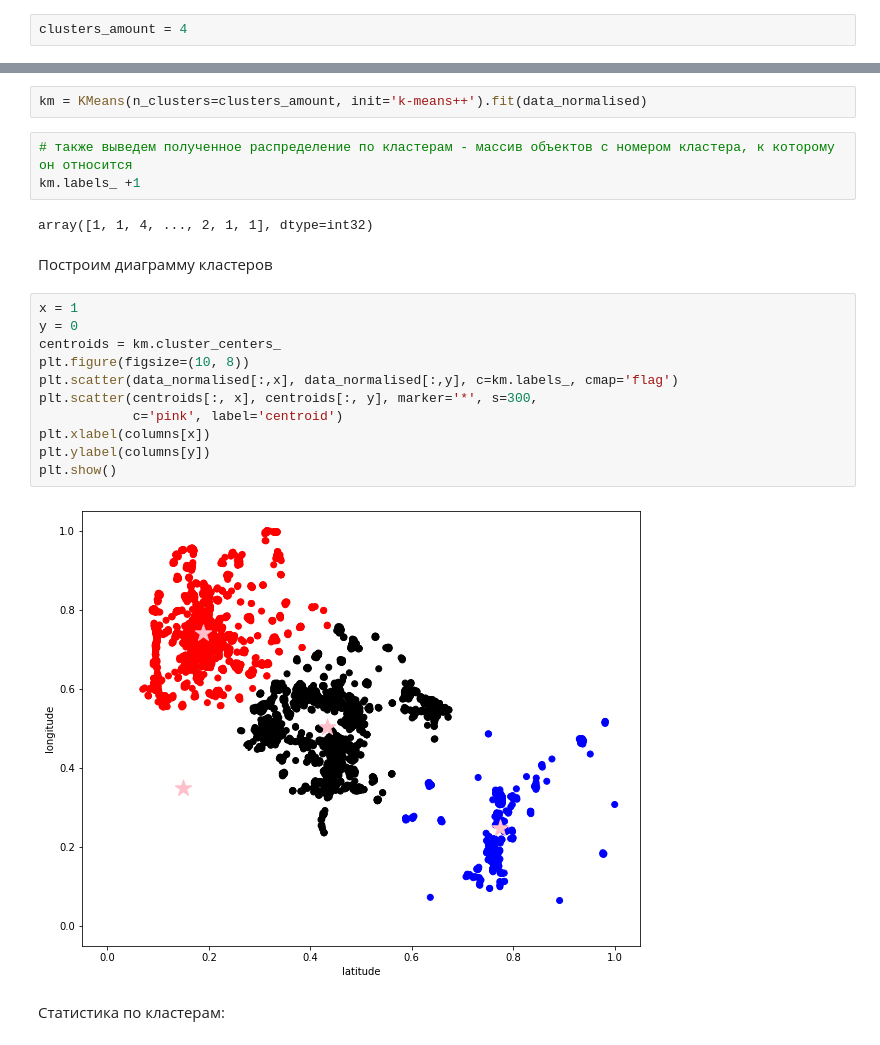
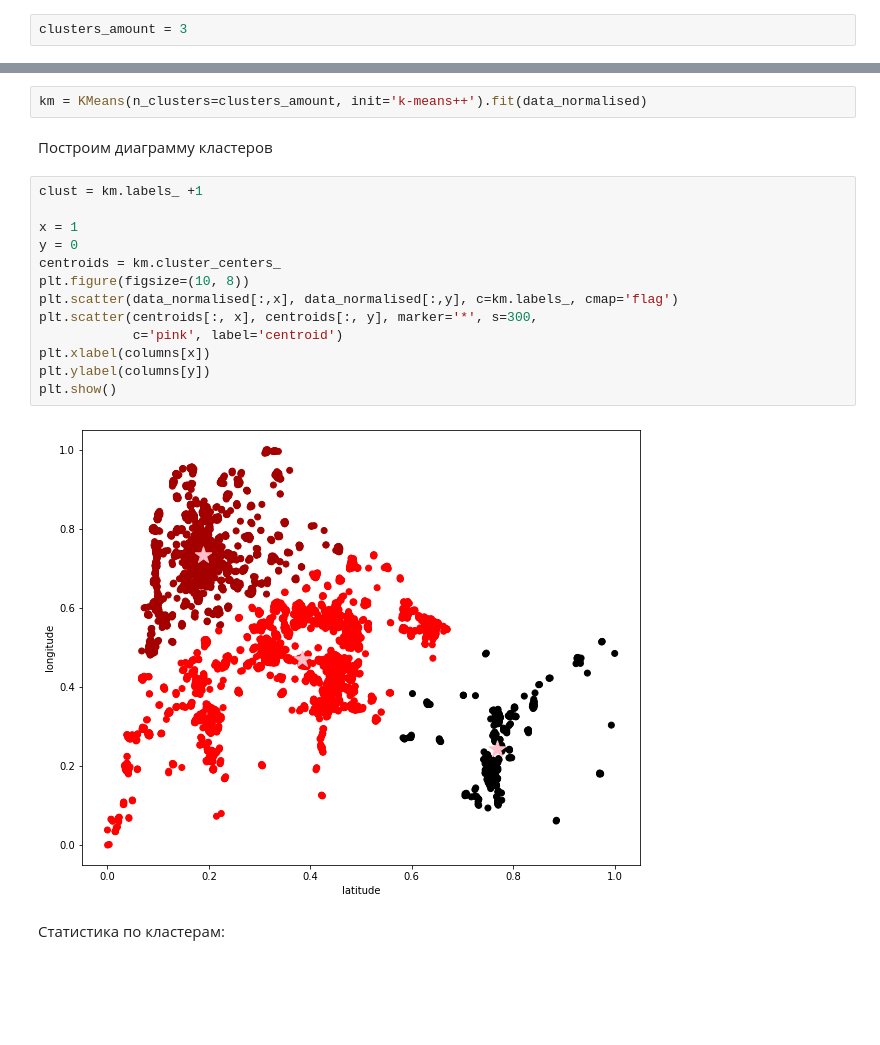
Before and after one commit to renett-t/data-mining-course, a Jupyter notebook: clusterization/1_Clusterisation_Data_mining_couse_2022.ipynb, the cells around one changed output, grey strips where cells are left out. Cells and saved outputs as stored; diff of their text form; blank space fills up the shorter version.

```diff
--- a/clusterization/1_Clusterisation_Data_mining_couse_2022.ipynb
+++ b/clusterization/1_Clusterisation_Data_mining_couse_2022.ipynb
@@ -102,7 +104,7 @@ print("Рекомендованное количество кластеров:",
 # %% [markdown]
 Установим кол-во кластеров для построения графиков и работы алгоритма k-means:
 # %%
-clusters_amount = 4
+clusters_amount = 3
 # %% [markdown]
 Построим дендограмму
 # %%
@@ -200,26 +184,23 @@ data[data['Agglomerative'] == cluster_num]
 Теперь построим кластеризацию с помощью алгоритма Kmeans, а точнее его усовершенствованной версии k-means++ (начальные точки выбираются так, чтобы они находились как можно дальше друг от друга, а не случайным образом)
 # %%
 km = KMeans(n_clusters=clusters_amount, init='k-means++').fit(data_normalised)
-# %%
-# также выведем полученное распределение по кластерам - массив объектов с номером кластера, к которому он относится
-km.labels_ +1
-# %% [output]
-array([1, 1, 4, ..., 2, 1, 1], dtype=int32)
 # %% [markdown]
 Построим диаграмму кластеров
 # %%
+clust = km.labels_ +1
+
 x = 1
 y = 0
 centroids = km.cluster_centers_
 plt.figure(figsize=(10, 8))
 plt.scatter(data_normalised[:,x], data_normalised[:,y], c=km.labels_, cmap='flag')
 plt.scatter(centroids[:, x], centroids[:, y], marker='*', s=300,
             c='pink', label='centroid')
 plt.xlabel(columns[x])
 plt.ylabel(columns[y])
 plt.show()
 # %% [output]
-[figure, old version]
+[figure, new version]
 # %% [markdown]
 Статистика по кластерам:
 # %%
```
Also changed, not shown: parts of 27 cells of this notebook, 11 other files.
